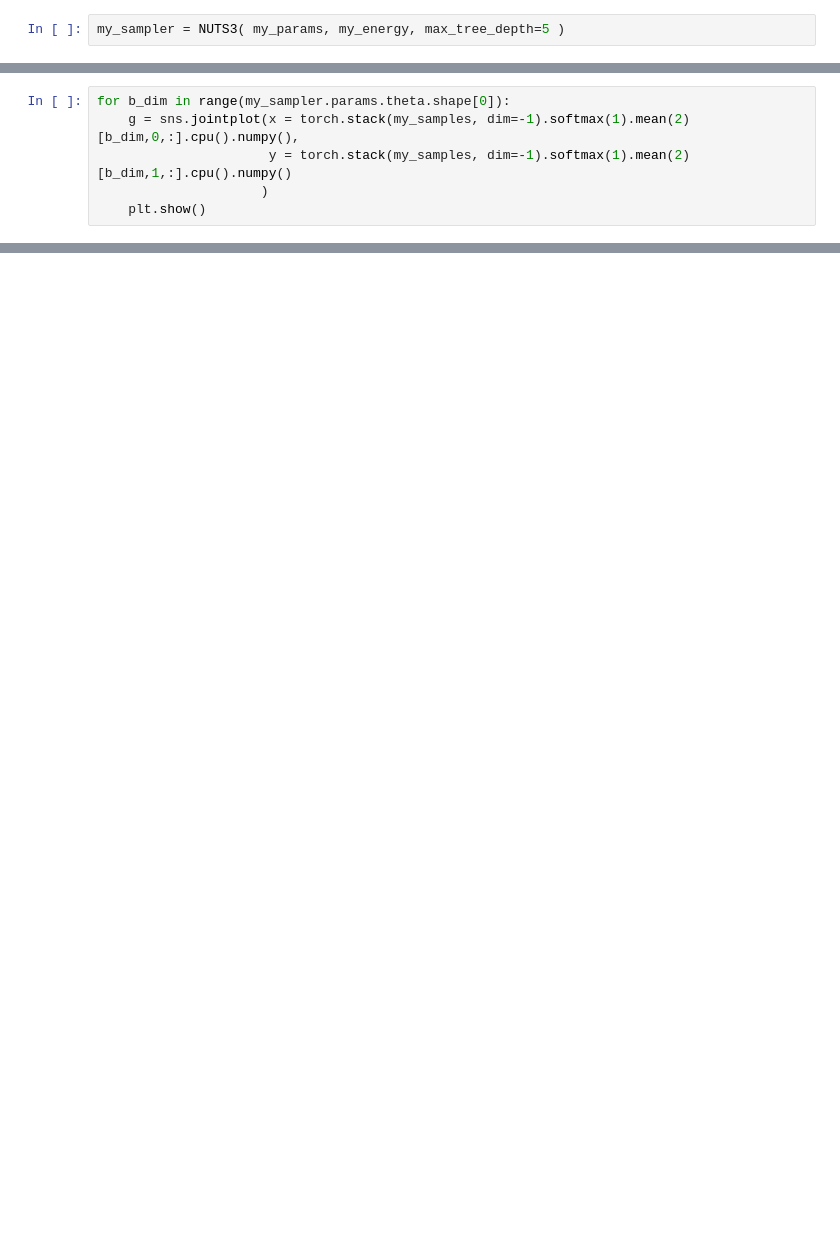
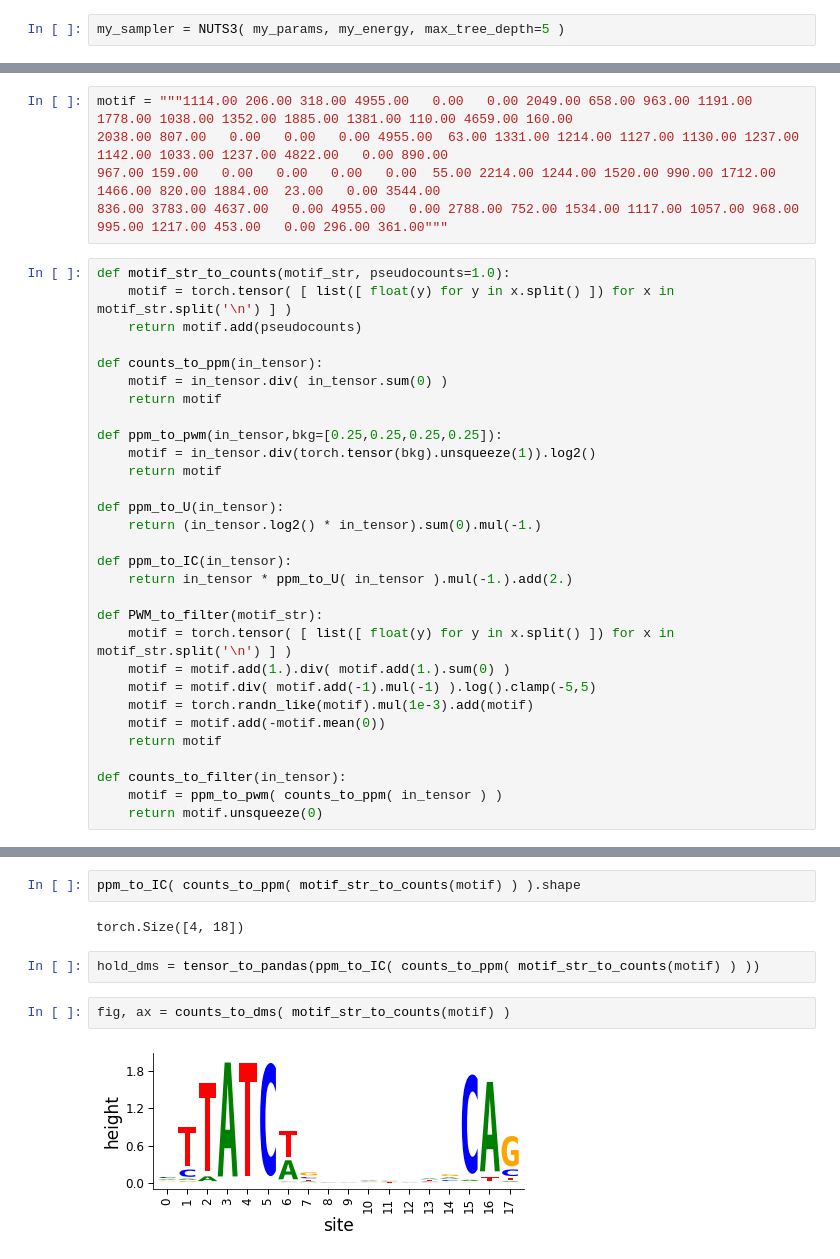
Before and after one commit to sjgosai/boda2, a Jupyter notebook: analysis/SG002__NUTS_dev/discrete_prototype.ipynb, the cells around one changed output, grey strips where cells are left out. Cells and saved outputs as stored; diff of their text form; blank space fills up the shorter version.

```diff
--- a/analysis/SG002__NUTS_dev/discrete_prototype.ipynb
+++ b/analysis/SG002__NUTS_dev/discrete_prototype.ipynb
@@ -423,6 +508,0 @@ print(time.time() - start)
-# %%
-for b_dim in range(my_sampler.params.theta.shape[0]):
-    g = sns.jointplot(x = torch.stack(my_samples, dim=-1).softmax(1).mean(2)[b_dim,0,:].cpu().numpy(),
-                      y = torch.stack(my_samples, dim=-1).softmax(1).mean(2)[b_dim,1,:].cpu().numpy()
-                     )
-    plt.show()
@@ -446,0 +551,35 @@ for b_dim in range(my_sampler.params.theta.shape[0]):
+# %%
+motif = """1114.00 206.00 318.00 4955.00   0.00   0.00 2049.00 658.00 963.00 1191.00 1778.00 1038.00 1352.00 1885.00 1381.00 110.00 4659.00 160.00
+2038.00 807.00   0.00   0.00   0.00 4955.00  63.00 1331.00 1214.00 1127.00 1130.00 1237.00 1142.00 1033.00 1237.00 4822.00   0.00 890.00
+967.00 159.00   0.00   0.00   0.00   0.00  55.00 2214.00 1244.00 1520.00 990.00 1712.00 1466.00 820.00 1884.00  23.00   0.00 3544.00
+836.00 3783.00 4637.00   0.00 4955.00   0.00 2788.00 752.00 1534.00 1117.00 1057.00 968.00 995.00 1217.00 453.00   0.00 296.00 361.00"""
+# %%
+def motif_str_to_counts(motif_str, pseudocounts=1.0):
+    motif = torch.tensor( [ list([ float(y) for y in x.split() ]) for x in motif_str.split('\n') ] )
+    return motif.add(pseudocounts)
+
+def counts_to_ppm(in_tensor):
+    motif = in_tensor.div( in_tensor.sum(0) )
+    return motif
+
+def ppm_to_pwm(in_tensor,bkg=[0.25,0.25,0.25,0.25]):
+    motif = in_tensor.div(torch.tensor(bkg).unsqueeze(1)).log2()
+    return motif
+
+def ppm_to_U(in_tensor):
+    return (in_tensor.log2() * in_tensor).sum(0).mul(-1.)
+
+def ppm_to_IC(in_tensor):
+    return in_tensor * ppm_to_U( in_tensor ).mul(-1.).add(2.)
+
+def PWM_to_filter(motif_str):
+    motif = torch.tensor( [ list([ float(y) for y in x.split() ]) for x in motif_str.split('\n') ] )
+    motif = motif.add(1.).div( motif.add(1.).sum(0) )
+    motif = motif.div( motif.add(-1).mul(-1) ).log().clamp(-5,5)
+    motif = torch.randn_like(motif).mul(1e-3).add(motif)
+    motif = motif.add(-motif.mean(0))
+    return motif
+
+def counts_to_filter(in_tensor):
+    motif = ppm_to_pwm( counts_to_ppm( in_tensor ) )
+    return motif.unsqueeze(0)
@@ -446,0 +818,10 @@ for b_dim in range(my_sampler.params.theta.shape[0]):
+# %%
+ppm_to_IC( counts_to_ppm( motif_str_to_counts(motif) ) ).shape
+# %% [output]
+torch.Size([4, 18])
+# %%
+hold_dms = tensor_to_pandas(ppm_to_IC( counts_to_ppm( motif_str_to_counts(motif) ) ))
+# %%
+fig, ax = counts_to_dms( motif_str_to_counts(motif) )
+# %% [output]
+[figure, added]
```
Also changed, not shown: parts of 113 cells of this notebook.
